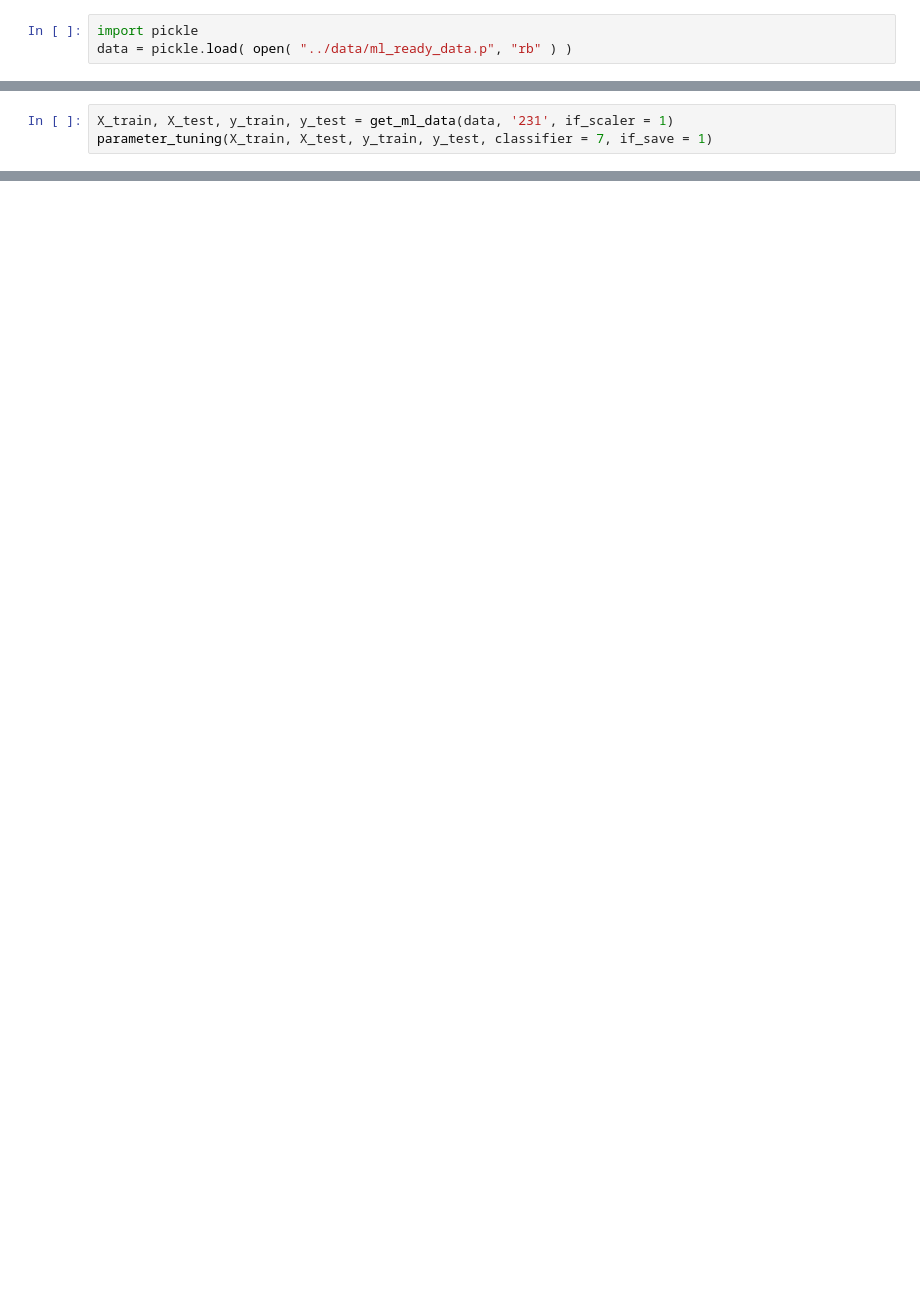
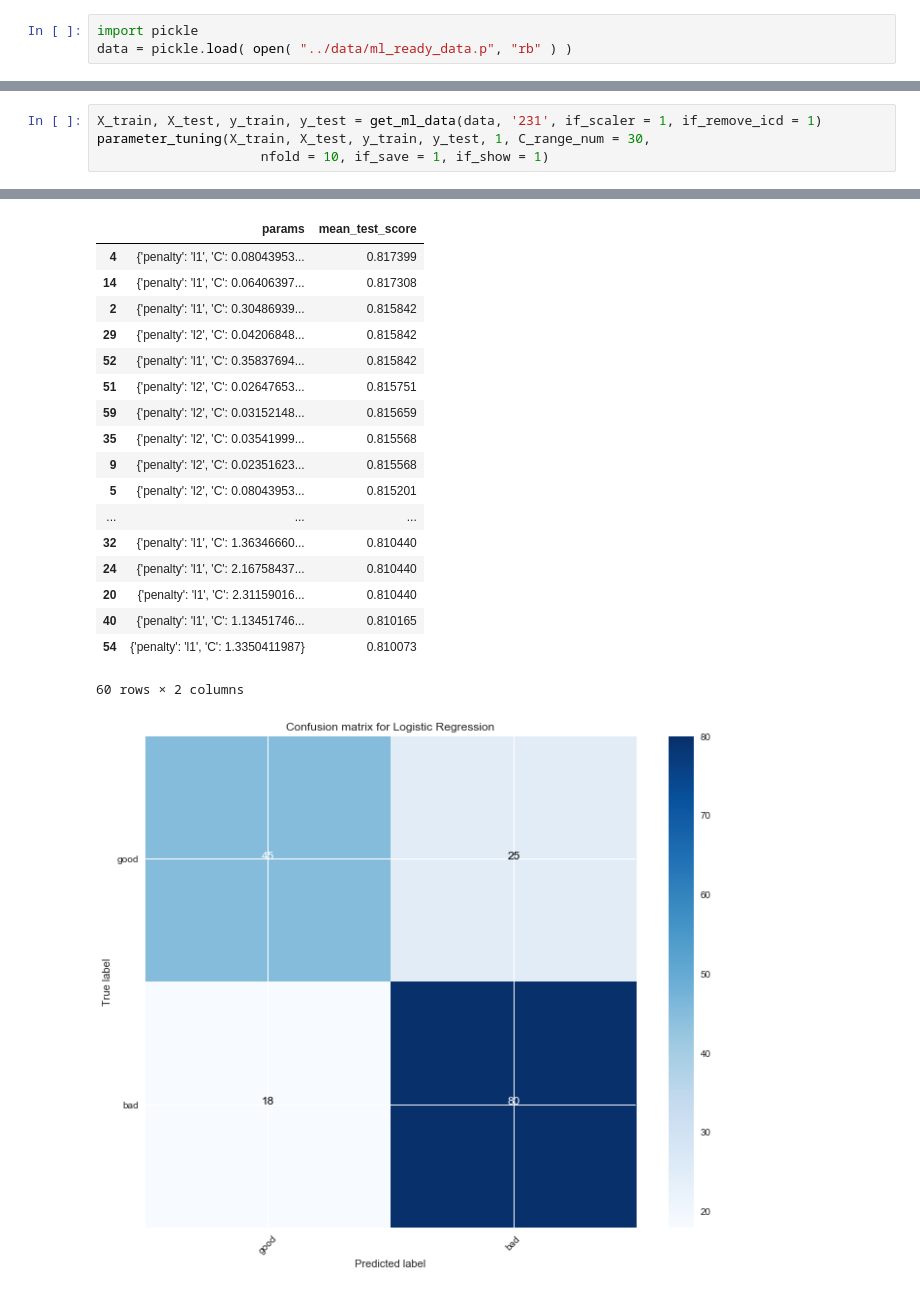
Before and after one commit to sdot08/Optimization-of-Responsive-Neurostimulation-RNS-Therapy-through-Data-Mining-Approaches, a Jupyter notebook: src/ML part.ipynb, the cells around one changed output, grey strips where cells are left out. Drawn from its saved outputs; the diff is of its cells as text; blank space fills up the shorter version.

Commit message:
show results in ML results.ipynb

```diff
--- a/src/ML part.ipynb
+++ b/src/ML part.ipynb
@@ -183,4 +186,5 @@ def parameter_tuning_all(X_train, X_test, y_train, y_test, if_save = 1):
 # %%
-X_train, X_test, y_train, y_test = get_ml_data(data, '231', if_scaler = 1)
-parameter_tuning(X_train, X_test, y_train, y_test, classifier = 7, if_save = 1)
+X_train, X_test, y_train, y_test = get_ml_data(data, '231', if_scaler = 1, if_remove_icd = 1)
+parameter_tuning(X_train, X_test, y_train, y_test, 1, C_range_num = 30,
+                     nfold = 10, if_save = 1, if_show = 1)
 # %% [output]
@@ -188,0 +196,19 @@ KeyboardInterrupt:
+|  | params | mean_test_score |
+| 4 | {'penalty': 'l1', 'C': 0.08043953... | 0.817399 |
+| 14 | {'penalty': 'l1', 'C': 0.06406397... | 0.817308 |
+| 2 | {'penalty': 'l1', 'C': 0.30486939... | 0.815842 |
+| 29 | {'penalty': 'l2', 'C': 0.04206848... | 0.815842 |
+| 52 | {'penalty': 'l1', 'C': 0.35837694... | 0.815842 |
+| 51 | {'penalty': 'l2', 'C': 0.02647653... | 0.815751 |
+| 59 | {'penalty': 'l2', 'C': 0.03152148... | 0.815659 |
+| 35 | {'penalty': 'l2', 'C': 0.03541999... | 0.815568 |
+| 9 | {'penalty': 'l2', 'C': 0.02351623... | 0.815568 |
+| 5 | {'penalty': 'l2', 'C': 0.08043953... | 0.815201 |
+| ... | ... | ... |
+| 32 | {'penalty': 'l1', 'C': 1.36346660... | 0.810440 |
+| 24 | {'penalty': 'l1', 'C': 2.16758437... | 0.810440 |
+| 20 | {'penalty': 'l1', 'C': 2.31159016... | 0.810440 |
+| 40 | {'penalty': 'l1', 'C': 1.13451746... | 0.810165 |
+| 54 | {'penalty': 'l1', 'C': 1.3350411987} | 0.810073 |
+60 rows × 2 columns
+[figure, added]
```
Also changed, not shown: parts of 20 cells of this notebook, 33 other files.
